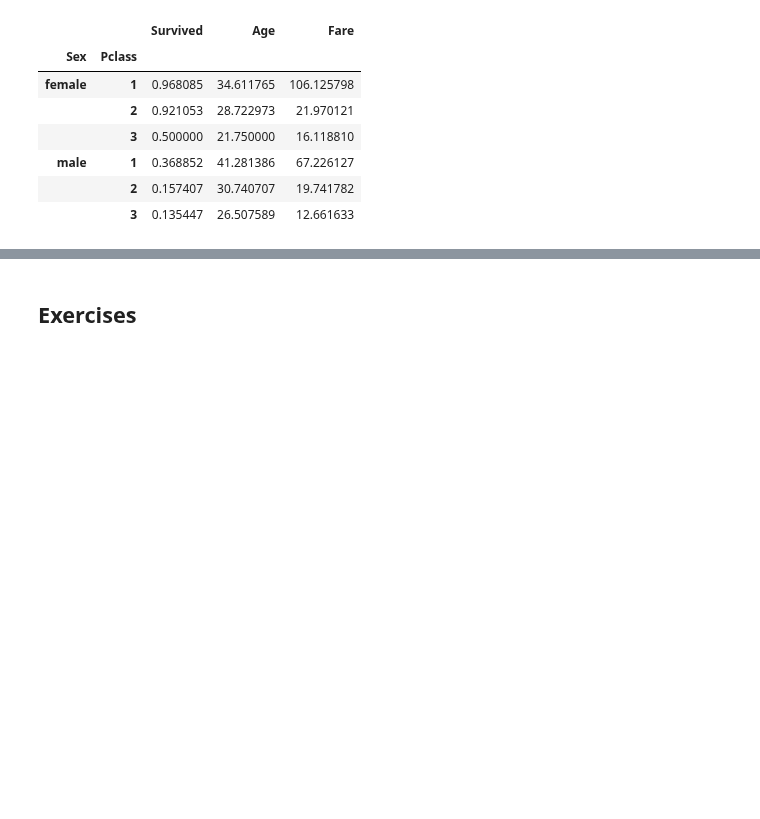
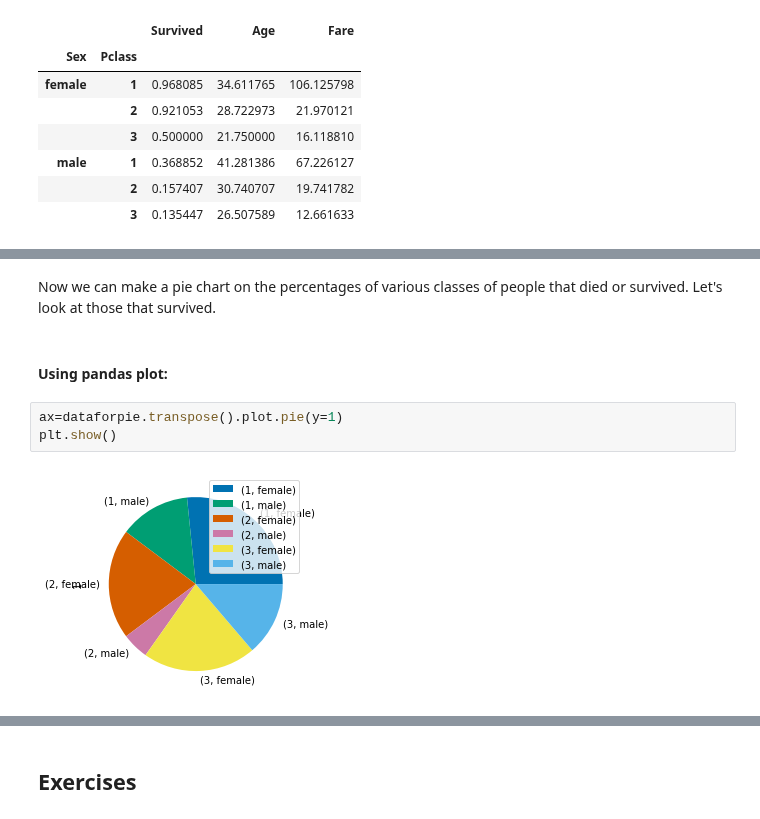
Before and after one commit to sgcorcoran/Python-for-MSE, a Jupyter notebook: lessons_3114/04_closer_look_at_pandas.ipynb, the cells around one changed output, grey strips where cells are left out. Cells and saved outputs as stored; diff of their text form; blank space fills up the shorter version.

```diff
--- a/lessons_3114/04_closer_look_at_pandas.ipynb
+++ b/lessons_3114/04_closer_look_at_pandas.ipynb
@@ -355,0 +345,9 @@ plt.show()
+# %% [markdown]
+Now we can make a pie chart on the percentages of various classes of people that died or survived.  Let's look at those that survived.
+# %% [markdown]
+#### Using pandas plot:
+# %%
+ax=dataforpie.transpose().plot.pie(y=1)
+plt.show()
+# %% [output]
+[figure, added]
```
Also changed, not shown: parts of 92 cells of this notebook, 4 other files.
